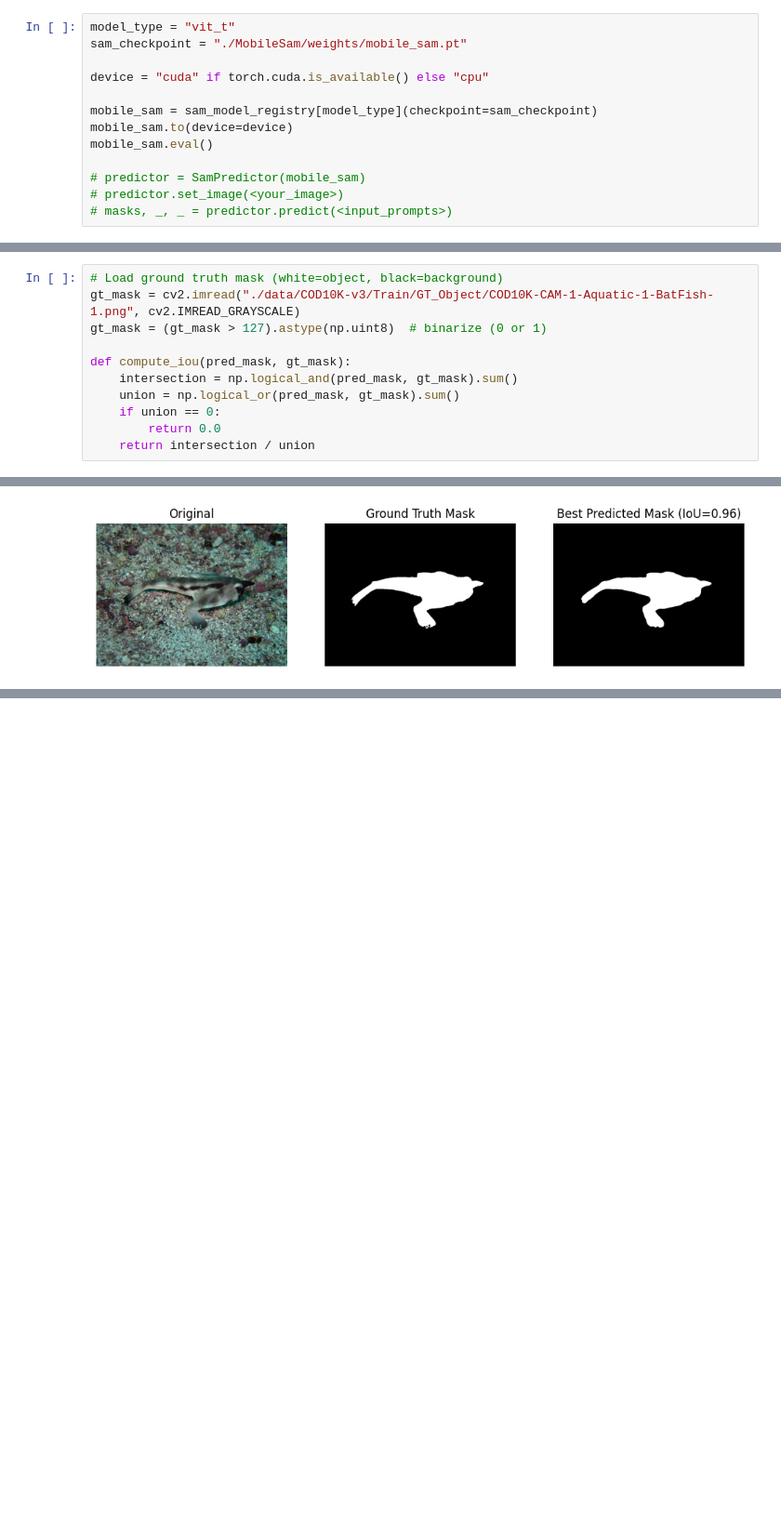
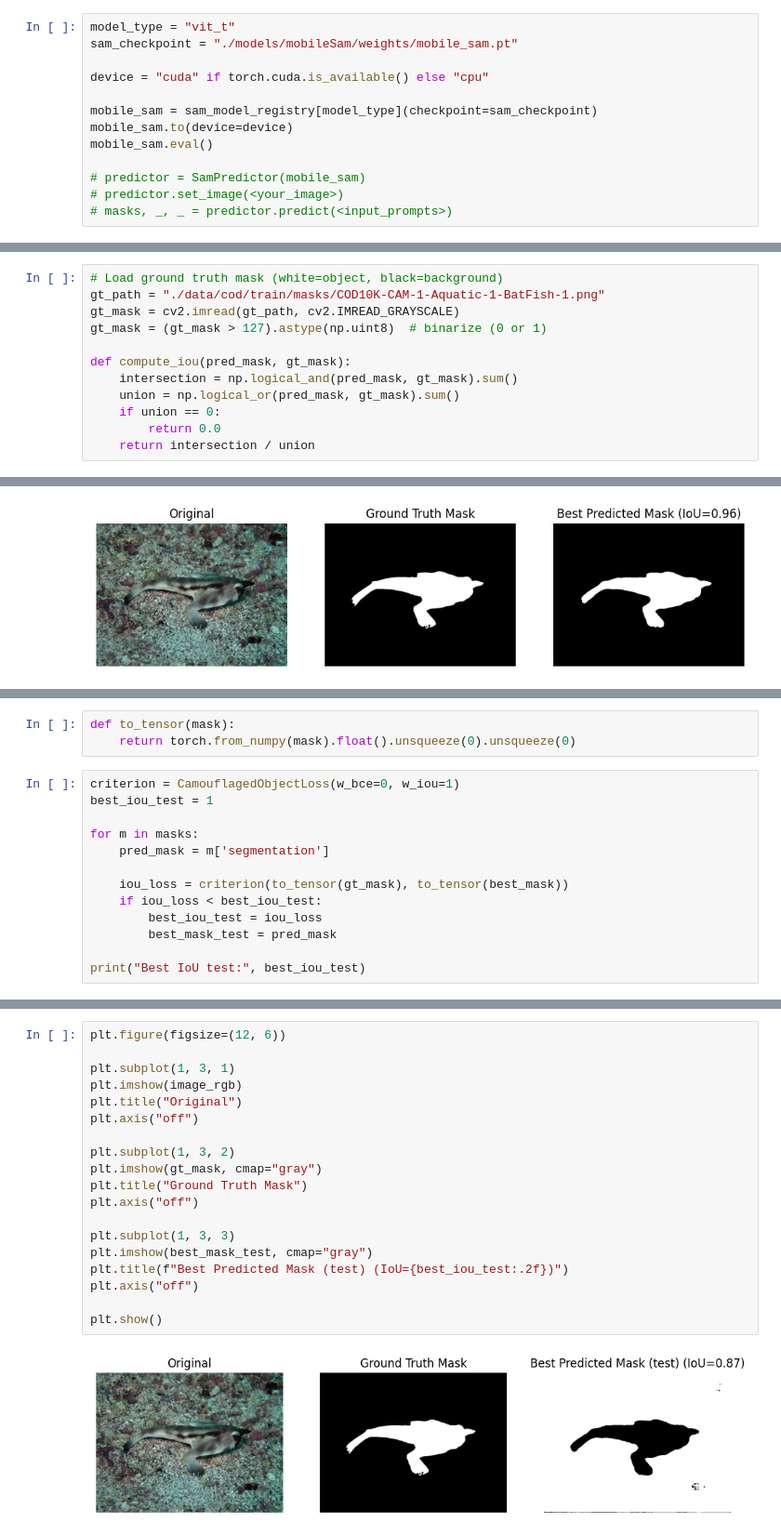
Before and after one commit to noahvide/mobileSam_adapter, a Jupyter notebook: main.ipynb, the cells around one changed output, grey strips where cells are left out. Shown at 93% size. Drawn from its saved outputs; the diff is of its cells as text; blank space fills up the shorter version.

```diff
--- a/main.ipynb
+++ b/main.ipynb
@@ -89,7 +140,7 @@ plot_training(path)
 [figure]
 # %%
 model_type = "vit_t"
-sam_checkpoint = "./MobileSam/weights/mobile_sam.pt"
+sam_checkpoint = "./models/mobileSam/weights/mobile_sam.pt"
 
 device = "cuda" if torch.cuda.is_available() else "cpu"
 
@@ -205,6 +256,7 @@ plt.show()
 # %%
 # Load ground truth mask (white=object, black=background)
-gt_mask = cv2.imread("./data/COD10K-v3/Train/GT_Object/COD10K-CAM-1-Aquatic-1-BatFish-1.png", cv2.IMREAD_GRAYSCALE)
+gt_path = "./data/cod/train/masks/COD10K-CAM-1-Aquatic-1-BatFish-1.png"
+gt_mask = cv2.imread(gt_path, cv2.IMREAD_GRAYSCALE)
 gt_mask = (gt_mask > 127).astype(np.uint8)  # binarize (0 or 1)
 
 def compute_iou(pred_mask, gt_mask):
@@ -251,0 +322,16 @@ plt.show()
+# %%
+def to_tensor(mask):
+    return torch.from_numpy(mask).float().unsqueeze(0).unsqueeze(0)
+# %%
+criterion = CamouflagedObjectLoss(w_bce=0, w_iou=1)
+best_iou_test = 1
+
+for m in masks:
+    pred_mask = m['segmentation']
+
+    iou_loss = criterion(to_tensor(gt_mask), to_tensor(best_mask))
+    if iou_loss < best_iou_test:
+        best_iou_test = iou_loss
+        best_mask_test = pred_mask
+
+print("Best IoU test:", best_iou_test)
@@ -251,0 +360,21 @@ plt.show()
+# %%
+plt.figure(figsize=(12, 6))
+
+plt.subplot(1, 3, 1)
+plt.imshow(image_rgb)
+plt.title("Original")
+plt.axis("off")
+
+plt.subplot(1, 3, 2)
+plt.imshow(gt_mask, cmap="gray")
+plt.title("Ground Truth Mask")
+plt.axis("off")
+
+plt.subplot(1, 3, 3)
+plt.imshow(best_mask_test, cmap="gray")
+plt.title(f"Best Predicted Mask (test) (IoU={best_iou_test:.2f})")
+plt.axis("off")
+
+plt.show()
+# %% [output]
+[figure, added]
```
Also changed, not shown: parts of 12 cells of this notebook, 6 other files.
